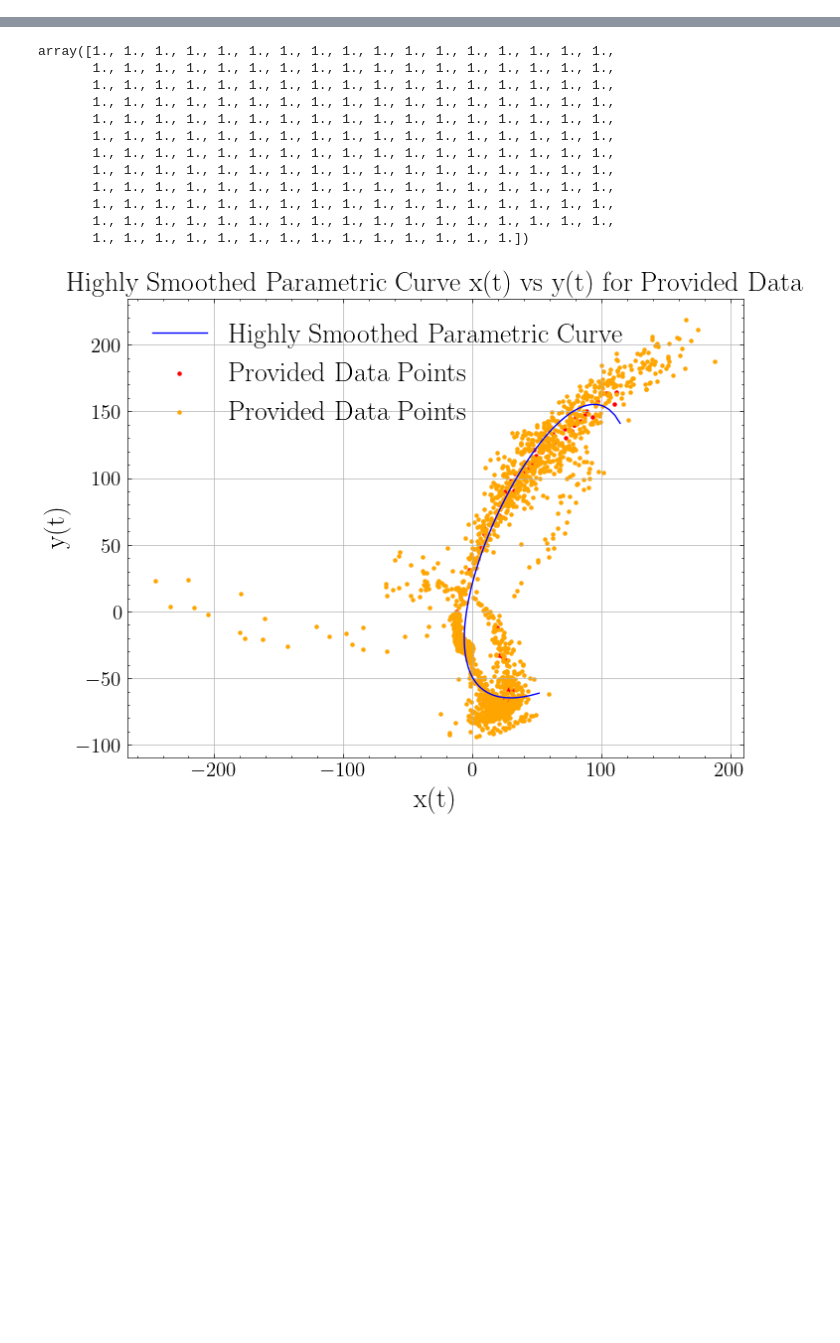
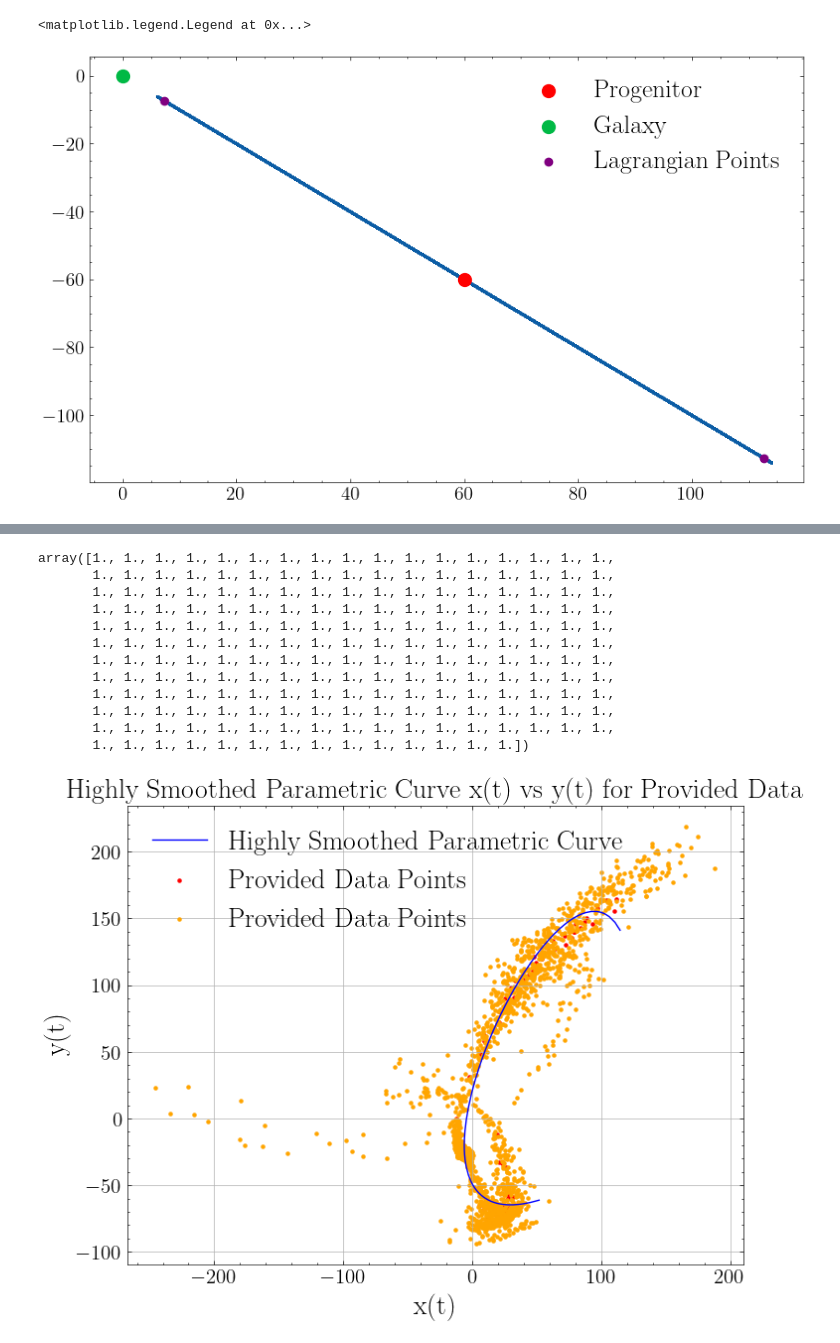
Before and after one commit to David-Chemaly/Nibaueur2023, a Jupyter notebook: stream_simulation.ipynb, the cells around one changed output, grey strips where cells are left out. Saved outputs shown, nothing was run; the diff lists cells and outputs as text; code cells hidden in the pictures; blank space fills up the shorter version.

```diff
--- a/stream_simulation.ipynb
+++ b/stream_simulation.ipynb
@@ -31,0 +46,20 @@ progenitor = Plummer(progenitor_mass,alpha)
+# %%
+### Compute Lagrangian Points ###
+pos_prog = [60, -60, 10] * u.kpc # kpc
+r_prog = np.linalg.norm(pos_prog)
+
+N_t = 1000000
+rang = np.max( 9 / pos_prog.value)
+t = np.linspace(1-rang,1+rang,N_t)
+f_line = np.array(pos_prog)[:,None] * t * u.kpc
+# %%
+idx1 = 0
+idx2 = 1
+plt.scatter(f_line[idx1],f_line[idx2],s=0.1)
+plt.scatter(pos_prog[idx1],pos_prog[idx2],s=100, c='r', label='Progenitor')
+plt.scatter(0,0,s=100, label='Galaxy')
+plt.scatter([L1[idx1].value, L2[idx1].value], [L1[idx2].value, L2[idx2].value], c='purple', label='Lagrangian Points')
+plt.legend()
+# %% [output]
+<matplotlib.legend.Legend at 0x...>
+[figure, added]
```
Also changed, not shown: parts of 48 cells of this notebook, 3 other files.
